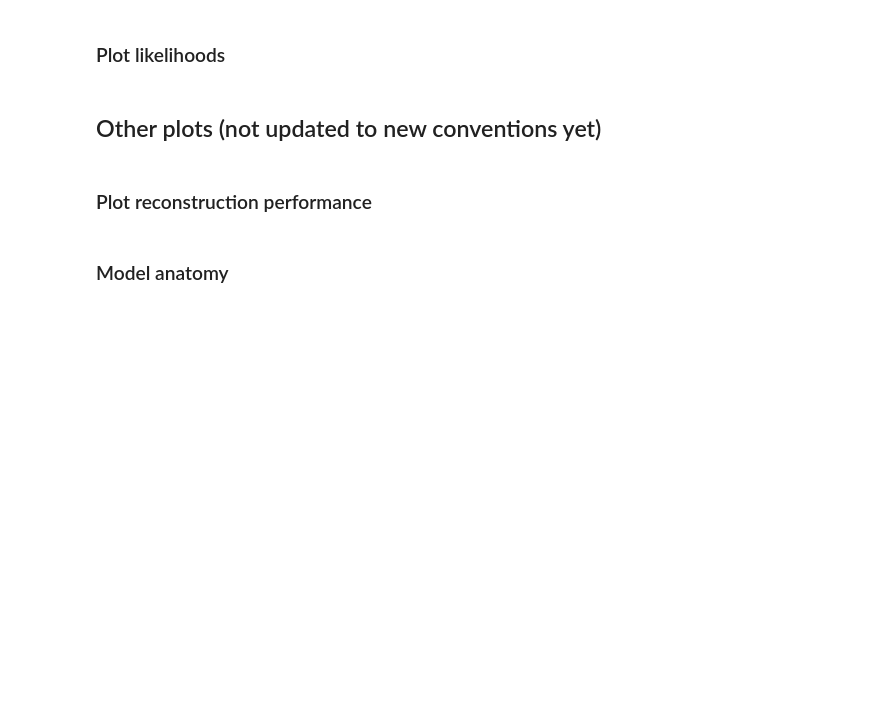
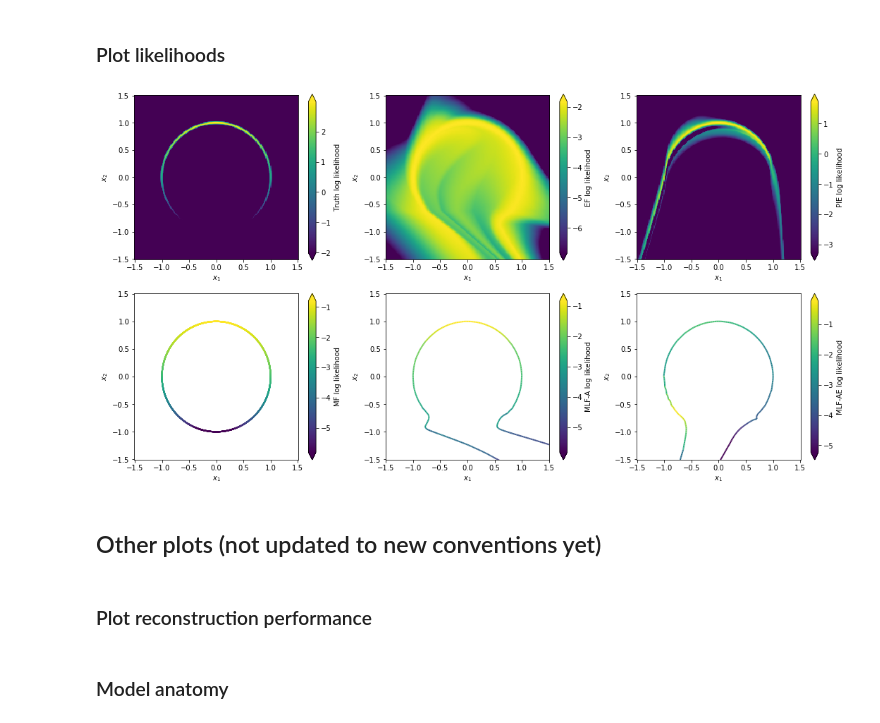
Before and after one commit to johannbrehmer/manifold-flow, a Jupyter notebook: experiments/notebooks/gaussian_on_a_circle.ipynb, the cells around one changed output. Cells and saved outputs as stored; diff of their text form; code cells hidden in the pictures; blank space fills up the shorter version.

```diff
--- a/experiments/notebooks/gaussian_on_a_circle.ipynb
+++ b/experiments/notebooks/gaussian_on_a_circle.ipynb
@@ -431,45 +460,47 @@ plt.savefig("../figures/generated_samples_toy.pdf")
 # %% [markdown]
 ### Plot likelihoods
 # %%
-show = ["truth", "sf", "pie_full", "mf", "mlfa", "mlfot", "mlfae"]
+show = ["truth", "sf", "pie_full", "mf", "mlfa", "mlfae"]
 
-fig = plt.figure(figsize=(5.*5,4.*2))
+fig = plt.figure(figsize=(5.*3,4.*2))
 
 for i, key in enumerate(show):
-    ax = plt.subplot(2,4,i+1)
+    ax = plt.subplot(2,3,i+1)
 
     try:
         x = x_manifold[key]
         logp = logp_manifold[key]
         zmin, zmax = np.max(logp) - 5., np.max(logp)
 
         segments = np.concatenate([x[:-1,np.newaxis,:], x[1:,np.newaxis,:]], axis=1)
         lc = LineCollection(segments, cmap='viridis', norm=plt.Normalize(zmin, zmax))
         lc.set_array(np.clip(logp, zmin, zmax))
-        lc.set_linewidth(1.5)
+        lc.set_linewidth(2)
         im = ax.add_collection(lc)
 
     except KeyError:
         logp = logp_grid[key]
         zmin, zmax = np.max(logp) - 5., np.max(logp)
         im = plt.imshow(
             np.clip(logp, zmin, zmax),
             extent=(-im_extent, im_extent, -im_extent, im_extent),
             origin="lower",
             cmap="viridis",
             norm=matplotlib.colors.Normalize(zmin, zmax),
             interpolation='nearest'
         )
     cb = plt.colorbar(im, extend="both")
 
     plt.xlim(-im_extent, im_extent)
     plt.ylim(-im_extent, im_extent)
     plt.xlabel("$x_1$")
     plt.ylabel("$x_2$")
     cb.set_label(r"{} log likelihood".format(labels[key]))
 
 plt.tight_layout()
 plt.savefig("../figures/log_likelihood_toy.pdf", dpi=600)
+# %% [output]
+[figure, added]
 # %% [markdown]
 ## Other plots (not updated to new conventions yet)
 # %% [markdown]
```
Also changed, not shown: parts of 10 cells of this notebook, 2 other files.
